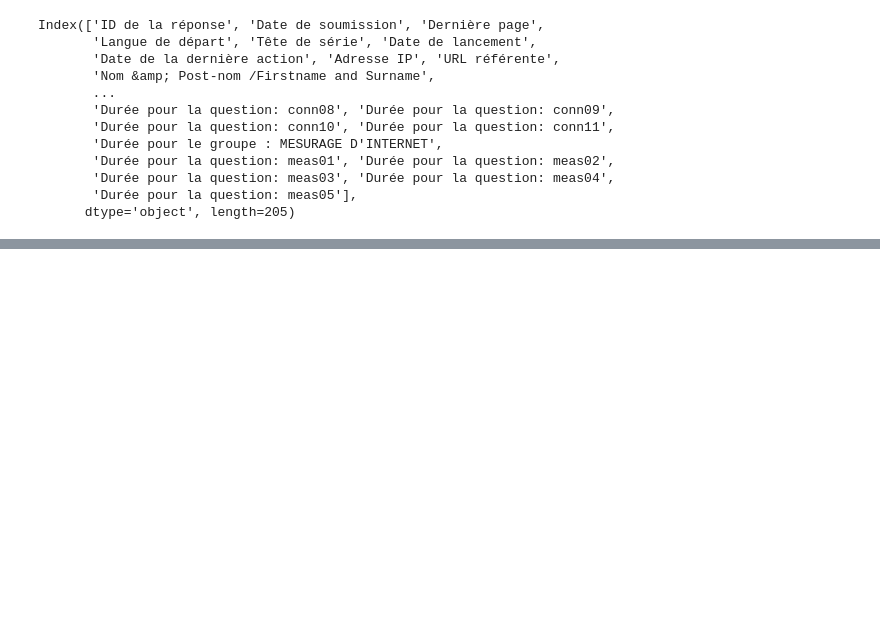
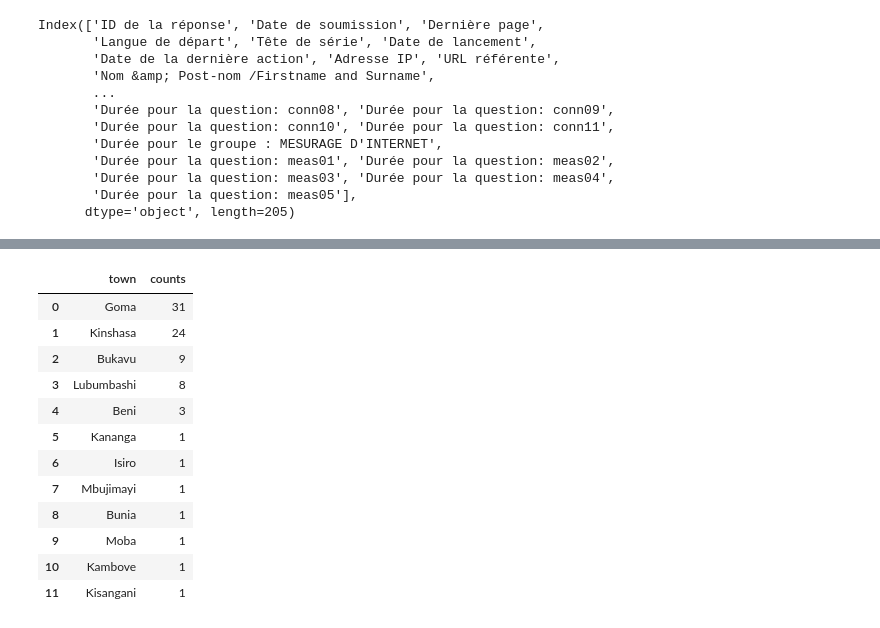
Before and after one commit to monsieurpapa/DRCInternet, a Jupyter notebook: survey_analysis.ipynb, the cells around one changed output, grey strips where cells are left out. Cells and saved outputs as stored; diff of their text form; code cells hidden in the pictures; blank space fills up the shorter version.

```diff
--- a/survey_analysis.ipynb
+++ b/survey_analysis.ipynb
@@ -174,0 +129,34 @@ satisfied
+# %%
+def makeup():
+    towns={}
+    for i in df['town'].unique().tolist():
+        if i != '':
+            name = str(i)
+            length = len(df.loc[df['town'] == name])
+            towns.update({name:length })
+    towns = {k: v for k, v in sorted(towns.items(), reverse=True, key=lambda x: x[1])}
+    return towns
+towns = makeup()
+town_names = towns.keys()
+town_count= towns.values()
+
+towns_repartition = pd.DataFrame()
+towns_repartition ['town'] = town_names
+towns_repartition['counts'] = town_count
+towns_repartition['counts'] = towns_repartition['counts'].astype(int)
+towns_repartition['town'] = towns_repartition['town'].astype(str)
+towns_repartition
+# %% [output]
+|  | town | counts |
+| 0 | Goma | 31 |
+| 1 | Kinshasa | 24 |
+| 2 | Bukavu | 9 |
+| 3 | Lubumbashi | 8 |
+| 4 | Beni | 3 |
+| 5 | Kananga | 1 |
+| 6 | Isiro | 1 |
+| 7 | Mbujimayi | 1 |
+| 8 | Bunia | 1 |
+| 9 | Moba | 1 |
+| 10 | Kambove | 1 |
+| 11 | Kisangani | 1 |
```
Also changed, not shown: parts of 11 cells of this notebook.
